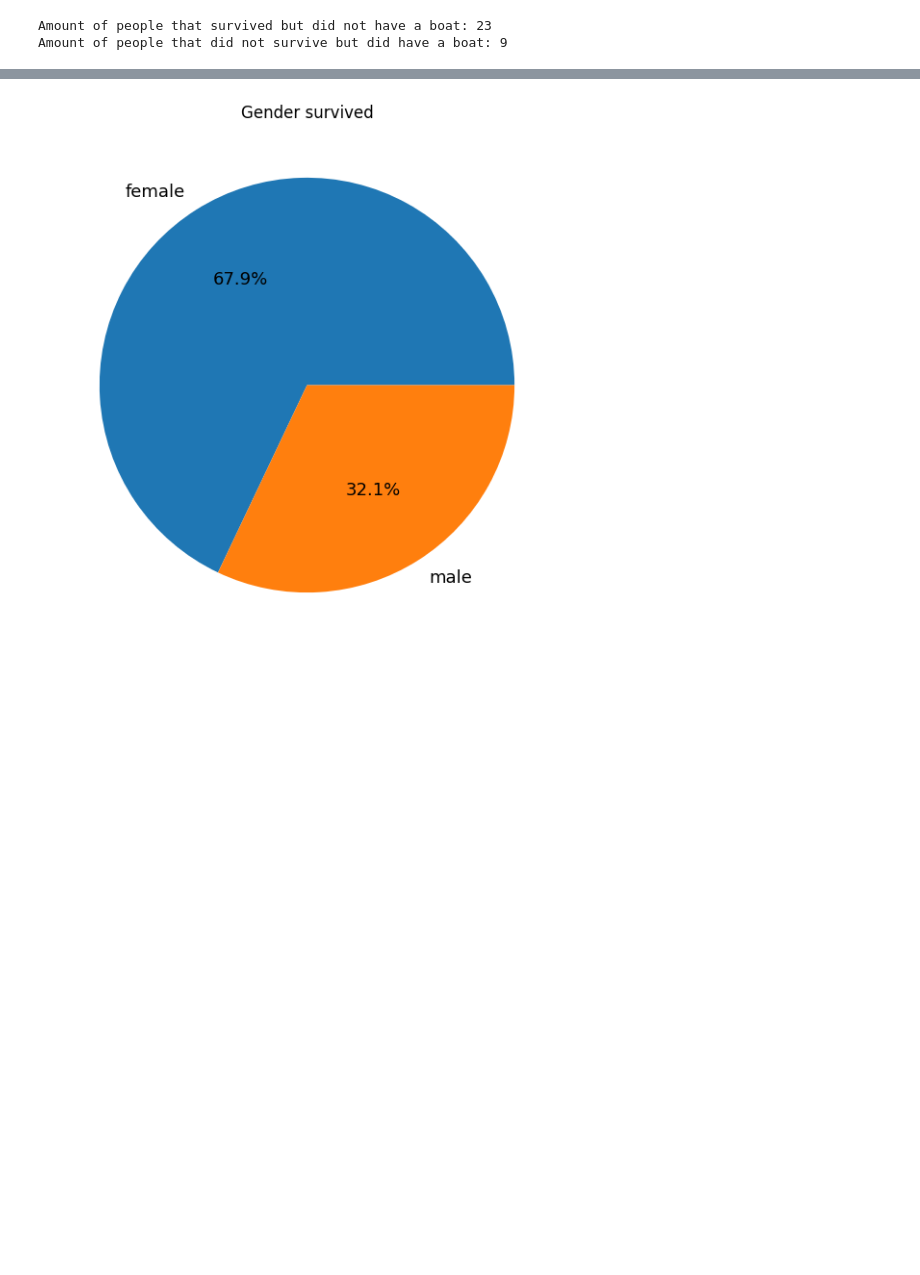
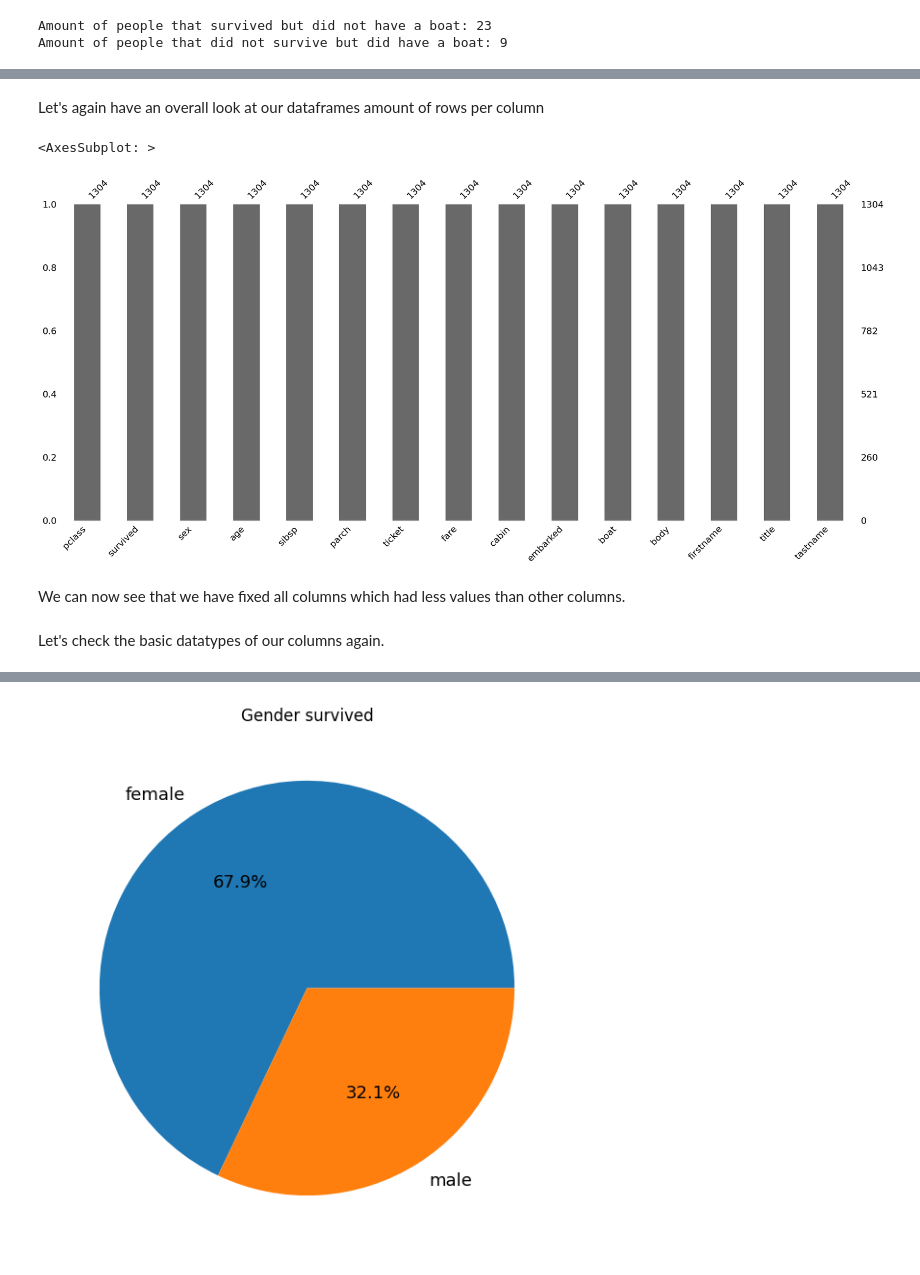
Before and after one commit to kieran31415/DataWizards, a Jupyter notebook: Titanic/titanic.ipynb, the cells around one changed output, grey strips where cells are left out. Cells and saved outputs as stored; diff of their text form; code cells hidden in the pictures; blank space fills up the shorter version.

```diff
--- a/Titanic/titanic.ipynb
+++ b/Titanic/titanic.ipynb
@@ -254,0 +517,12 @@ df.drop(['home.dest'], axis= 1)
+# %% [markdown]
+Let's again have an overall look at our dataframes amount of rows per column
+# %%
+import missingno as msno
+msno.bar(df)
+# %% [output]
+<AxesSubplot: >
+[figure, added]
+# %% [markdown]
+We can now see that we have fixed all columns which had less values than other columns.
+# %% [markdown]
+Let's check the basic datatypes of our columns again.
```
Also changed, not shown: parts of 44 cells of this notebook.
